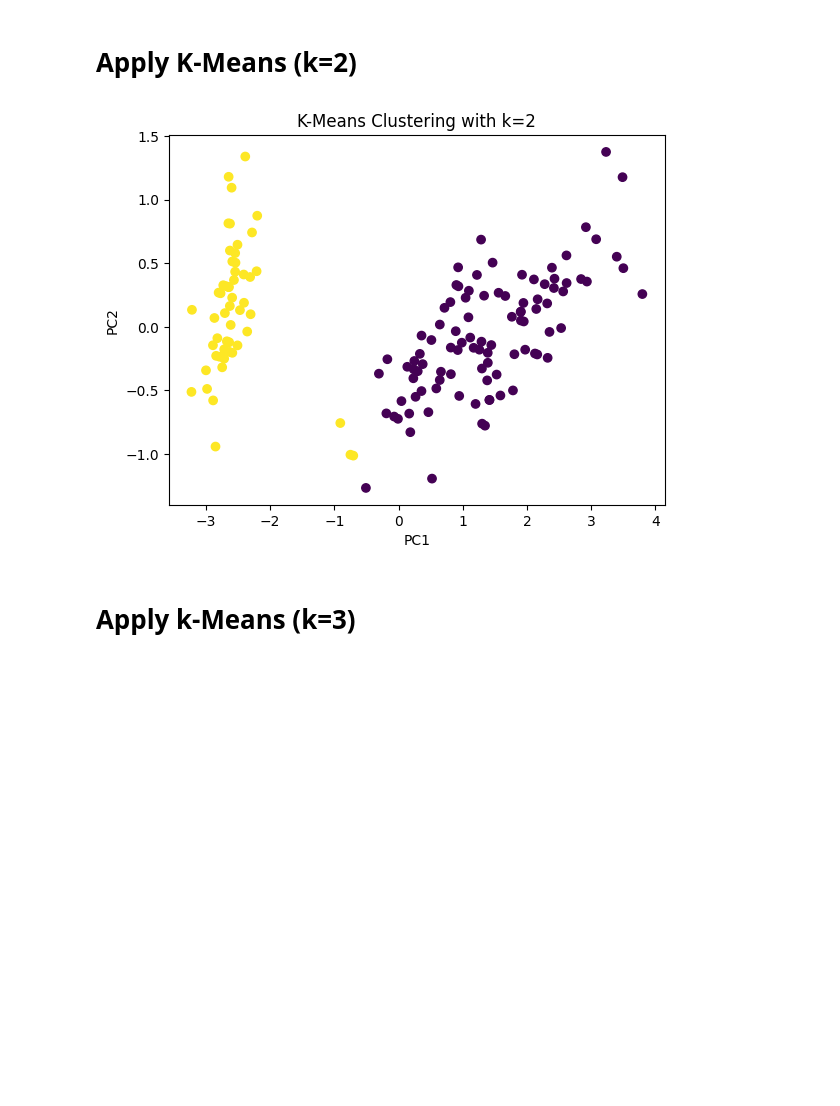
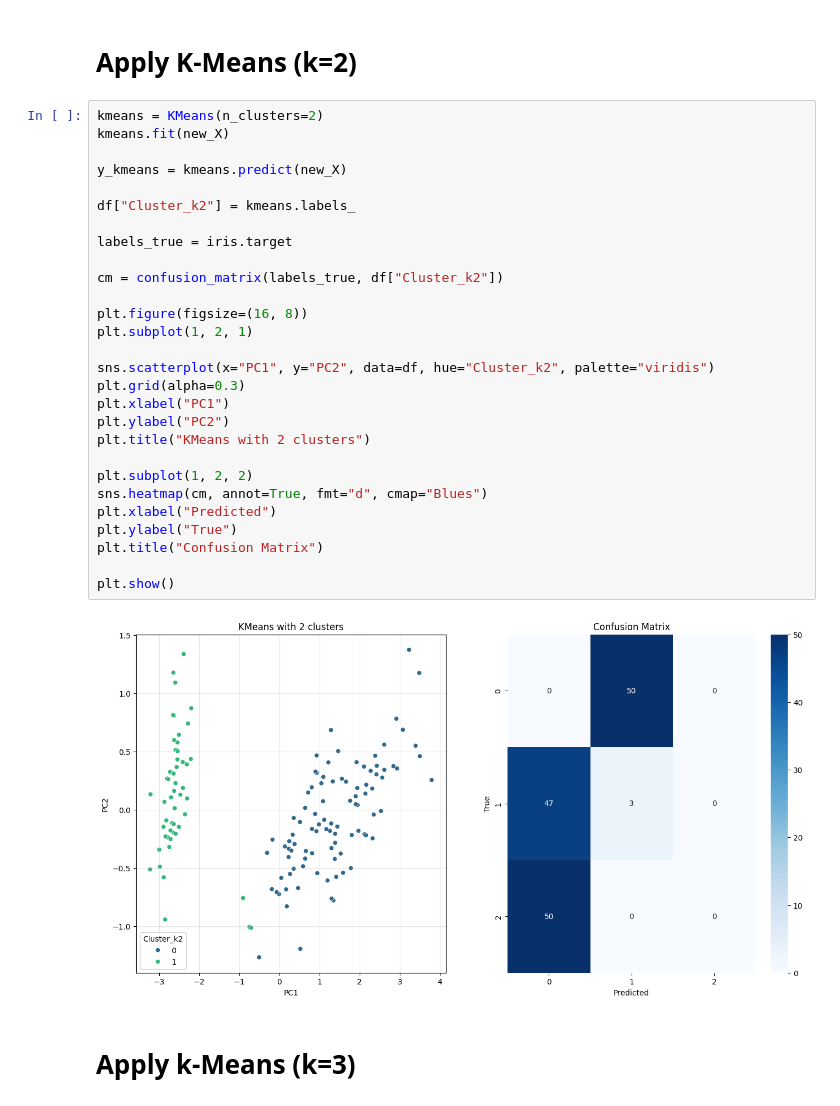
Before and after one commit to EnzoSergiani/AI-Labworks, a Jupyter notebook: unsupervised_learning/clustering/IRIS Clustering.ipynb, the cells around one changed output. Cells and saved outputs as stored; diff of their text form; blank space fills up the shorter version.

Commit message:
update iris clustering

```diff
--- a/unsupervised_learning/clustering/IRIS Clustering.ipynb
+++ b/unsupervised_learning/clustering/IRIS Clustering.ipynb
@@ -78,8 +117,35 @@ plt.show()
 # %% [markdown]
 # Apply K-Means (k=2)
 # %%
+kmeans = KMeans(n_clusters=2)
+kmeans.fit(new_X)
+
+y_kmeans = kmeans.predict(new_X)
+
+df["Cluster_k2"] = kmeans.labels_
+
+labels_true = iris.target
+
+cm = confusion_matrix(labels_true, df["Cluster_k2"])
+
+plt.figure(figsize=(16, 8))
+plt.subplot(1, 2, 1)
+
+sns.scatterplot(x="PC1", y="PC2", data=df, hue="Cluster_k2", palette="viridis")
+plt.grid(alpha=0.3)
+plt.xlabel("PC1")
+plt.ylabel("PC2")
+plt.title("KMeans with 2 clusters")
+
+plt.subplot(1, 2, 2)
+sns.heatmap(cm, annot=True, fmt="d", cmap="Blues")
+plt.xlabel("Predicted")
+plt.ylabel("True")
+plt.title("Confusion Matrix")
+
+plt.show()
 # %% [output]
-[figure, old version]
+[figure, new version]
 # %% [markdown]
 # Apply k-Means (k=3)
 # %%
```
Also changed, not shown: parts of 21 cells of this notebook.
